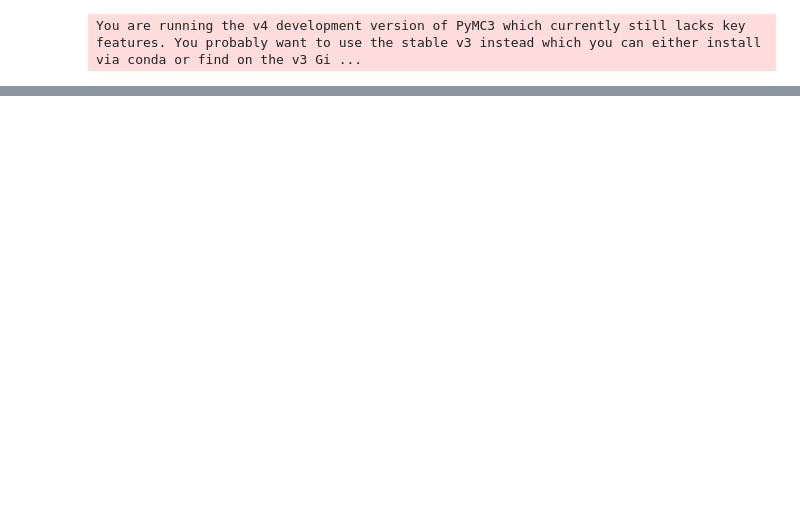
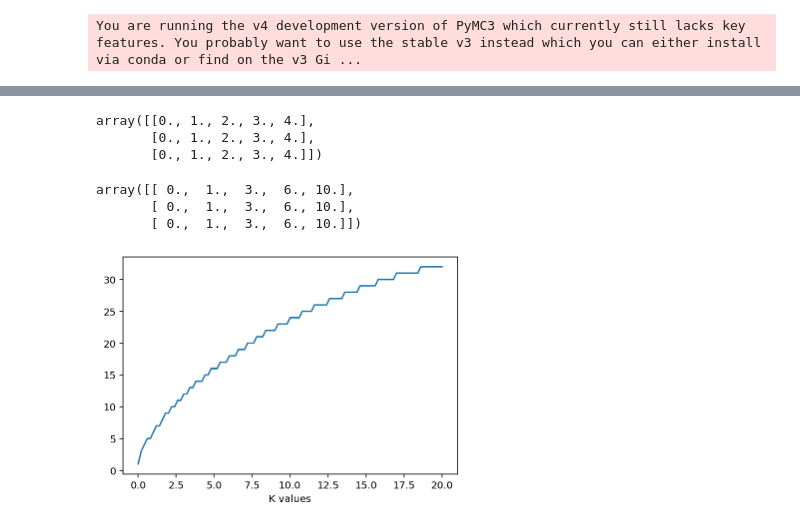
Before and after one commit to larryshamalama/pymc3-playground, a Jupyter notebook: notebooks/progress/dp-recover-basic-parameters.ipynb, the cells around one changed output, grey strips where cells are left out. Cells and saved outputs as stored; diff of their text form; code cells hidden in the pictures; blank space fills up the shorter version.

```diff
--- a/notebooks/progress/dp-recover-basic-parameters.ipynb
+++ b/notebooks/progress/dp-recover-basic-parameters.ipynb
@@ -50,4 +72,29 @@ def stick_glueing(sticks):
     return sticks/(denominator[:, :-1])
+# %%
+test = np.broadcast_to(np.linspace(0, 4, num=5), [3, 5])
+test
+# %% [output]
+array([[0., 1., 2., 3., 4.],
+       [0., 1., 2., 3., 4.],
+       [0., 1., 2., 3., 4.]])
+# %%
+np.cumsum(test, axis=1)
+# %% [output]
+array([[ 0.,  1.,  3.,  6., 10.],
+       [ 0.,  1.,  3.,  6., 10.],
+       [ 0.,  1.,  3.,  6., 10.]])
+# %%
+def largest_K(M, lower_bound_on_wK=1e-2):
+    # upper bound for K in the case of small M
+    # rounding down
+    return ((np.log(lower_bound_on_wK) + np.log(M+1))/np.log(M/(M+1)) + 1).astype(int)
+# %%
+K_plot = np.linspace(0.01, 20, num=101)
+
+_ = plt.plot(K_plot, largest_K(K_plot))
+_ = plt.xlabel("K values")
+# %% [output]
+[figure, added]
 # %%
 class Simulation:
 
```
Also changed, not shown: parts of 10 cells of this notebook, 1 other file.
